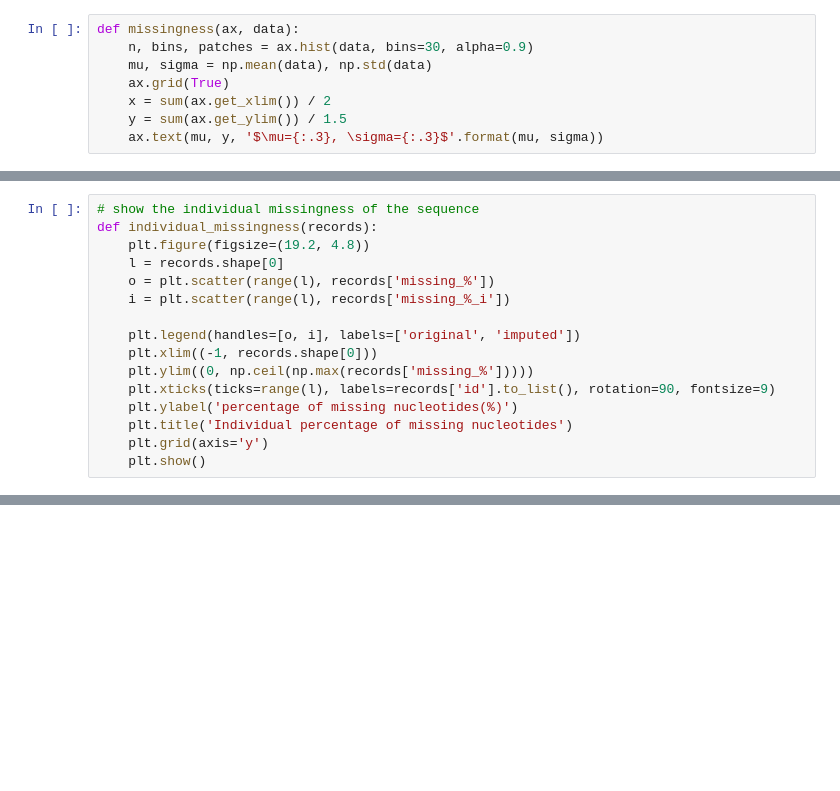
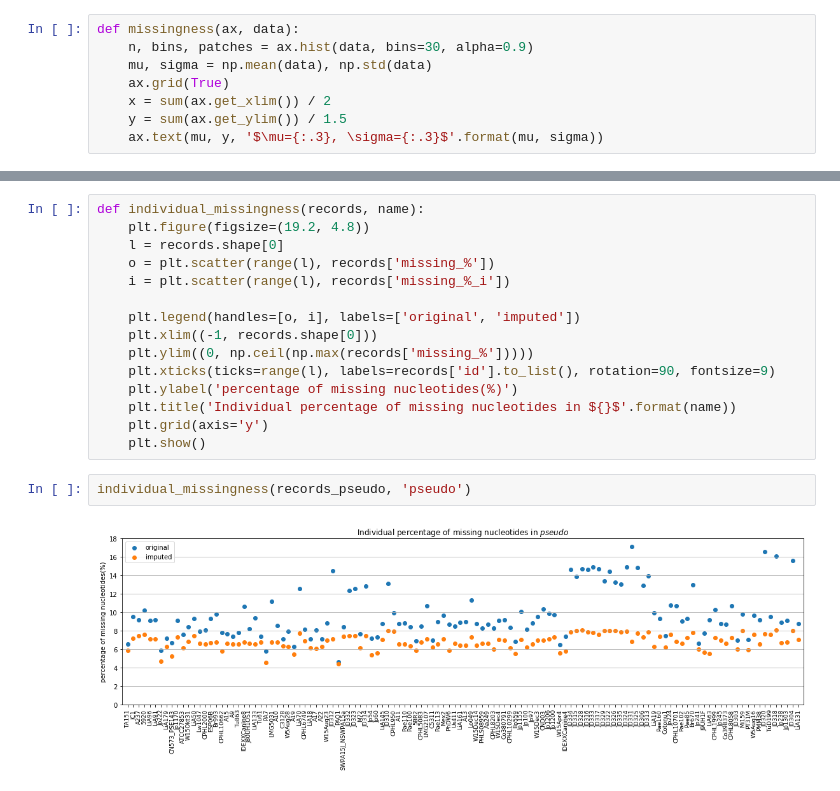
Before and after one commit to solislemuslab/dna-nn, a Jupyter notebook: zhaoyi/graphs.ipynb, the cells around one changed output, grey strips where cells are left out. Cells and saved outputs as stored; diff of their text form; blank space fills up the shorter version.

```diff
--- a/zhaoyi/graphs.ipynb
+++ b/zhaoyi/graphs.ipynb
@@ -88,16 +64,0 @@ plt.show()
-# %%
-# show the individual missingness of the sequence
-def individual_missingness(records):
-    plt.figure(figsize=(19.2, 4.8))
-    l = records.shape[0]
-    o = plt.scatter(range(l), records['missing_%'])
-    i = plt.scatter(range(l), records['missing_%_i'])
-
-    plt.legend(handles=[o, i], labels=['original', 'imputed'])
-    plt.xlim((-1, records.shape[0]))
-    plt.ylim((0, np.ceil(np.max(records['missing_%']))))
-    plt.xticks(ticks=range(l), labels=records['id'].to_list(), rotation=90, fontsize=9)
-    plt.ylabel('percentage of missing nucleotides(%)')
-    plt.title('Individual percentage of missing nucleotides')
-    plt.grid(axis='y')
-    plt.show()
@@ -223,0 +86,19 @@ plt.show()
+# %%
+def individual_missingness(records, name):
+    plt.figure(figsize=(19.2, 4.8))
+    l = records.shape[0]
+    o = plt.scatter(range(l), records['missing_%'])
+    i = plt.scatter(range(l), records['missing_%_i'])
+
+    plt.legend(handles=[o, i], labels=['original', 'imputed'])
+    plt.xlim((-1, records.shape[0]))
+    plt.ylim((0, np.ceil(np.max(records['missing_%']))))
+    plt.xticks(ticks=range(l), labels=records['id'].to_list(), rotation=90, fontsize=9)
+    plt.ylabel('percentage of missing nucleotides(%)')
+    plt.title('Individual percentage of missing nucleotides in ${}$'.format(name))
+    plt.grid(axis='y')
+    plt.show()
+# %%
+individual_missingness(records_pseudo, 'pseudo')
+# %% [output]
+[figure, added]
```
Also changed, not shown: parts of 48 cells of this notebook, 2 other files.
